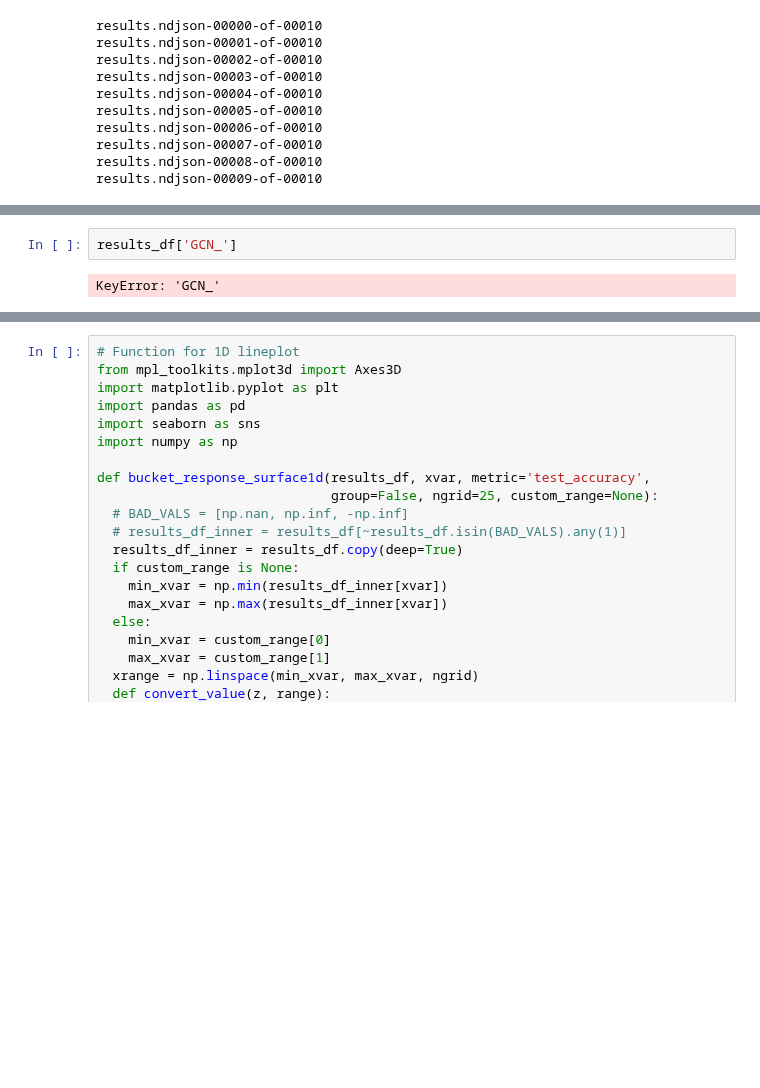
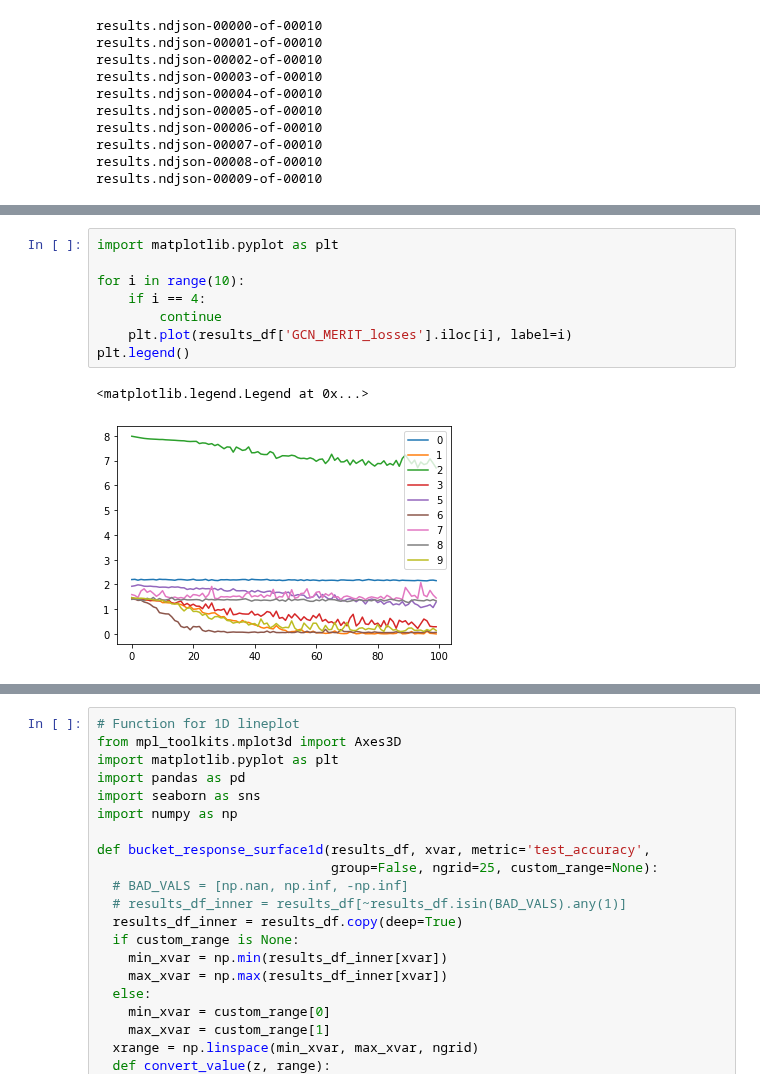
Before and after one commit to ITU-Thesis/graphworld, a Jupyter notebook: src/notebooks/GraphWorld_README_Example.ipynb, the cells around one changed output, grey strips where cells are left out. Drawn from its saved outputs; the diff is of its cells as text; blank space fills up the shorter version.

```diff
--- a/src/notebooks/GraphWorld_README_Example.ipynb
+++ b/src/notebooks/GraphWorld_README_Example.ipynb
@@ -67,5 +67,12 @@ Index(['nvertex', 'avg_degree', 'feature_center_distance', 'feature_dim',
       dtype='object')
 # %%
-results_df['GCN_']
+import matplotlib.pyplot as plt
+
+for i in range(10):
+    if i == 4:
+        continue
+    plt.plot(results_df['GCN_MERIT_losses'].iloc[i], label=i)
+plt.legend()
 # %% [output]
-KeyError: 'GCN_'
+<matplotlib.legend.Legend at 0x...>
+[figure, added]
```
Also changed, not shown: parts of 6 cells of this notebook, 38 other files.
